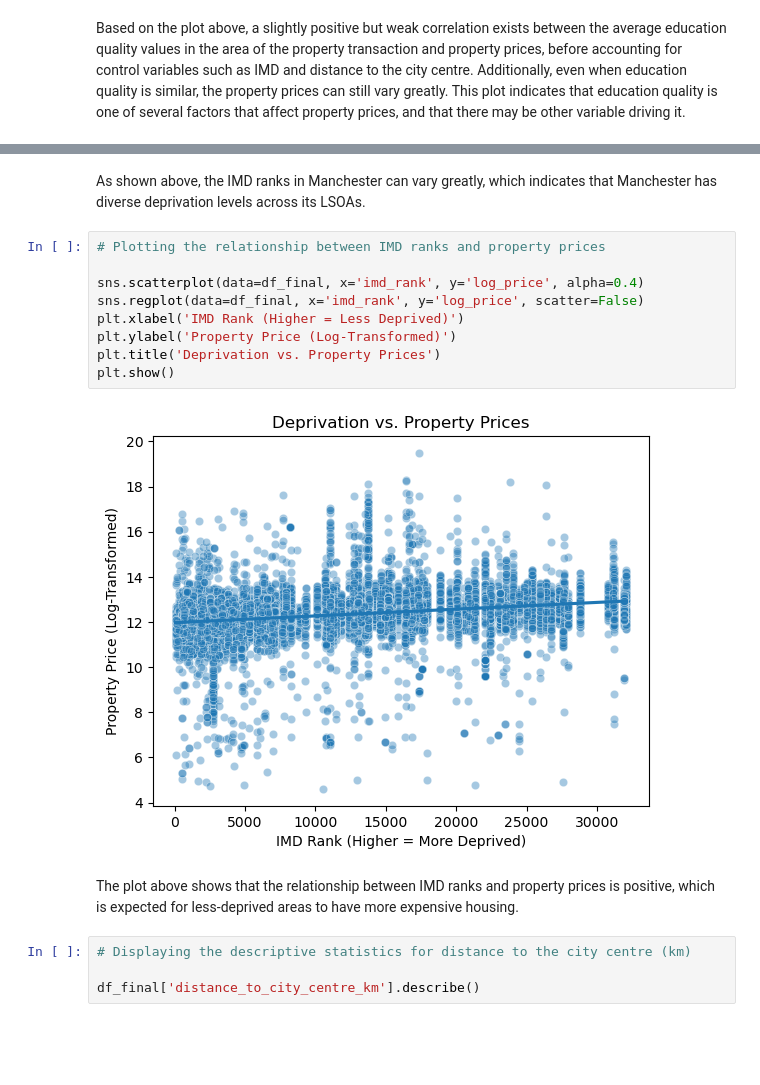
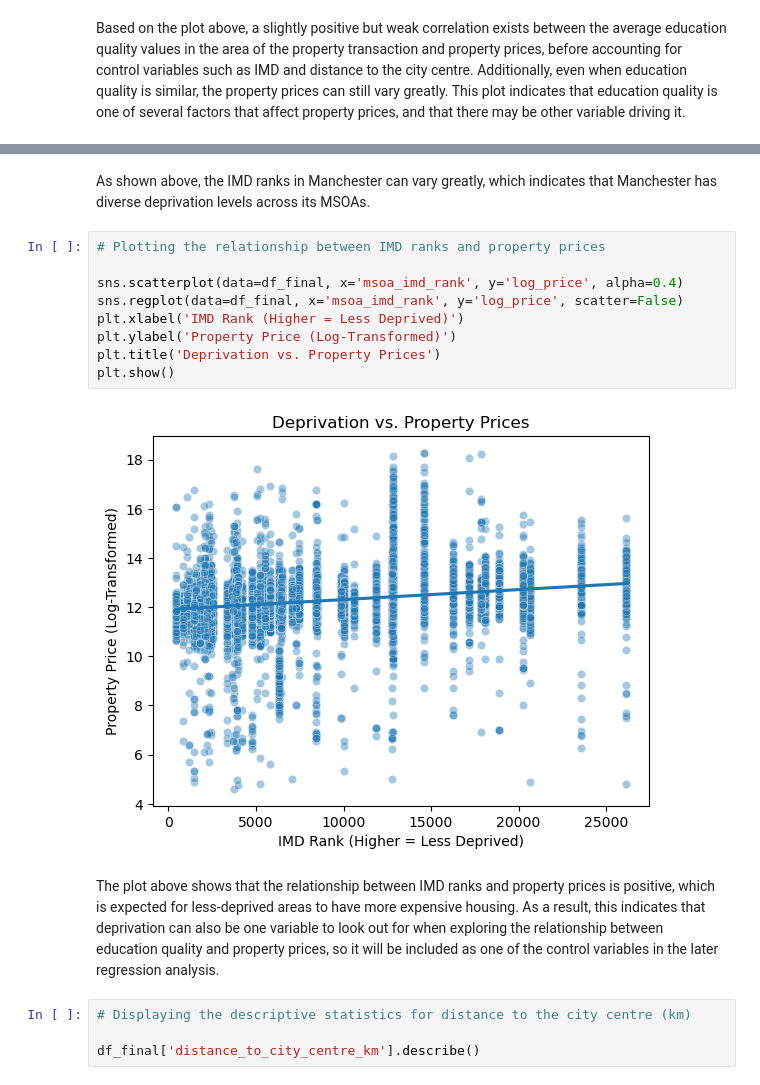
Before and after one commit to jonathanskuy/manchester-property-vs-education, a Jupyter notebook: notebooks/manchester_property_vs_education.ipynb, the cells around one changed output, grey strips where cells are left out. Cells and saved outputs as stored; diff of their text form; blank space fills up the shorter version.

```diff
--- a/notebooks/manchester_property_vs_education.ipynb
+++ b/notebooks/manchester_property_vs_education.ipynb
@@ -1224,18 +1228,18 @@ plt.show()
 # %% [markdown]
-As shown above, the IMD ranks in Manchester can vary greatly, which indicates that Manchester has diverse deprivation levels across its LSOAs.
+As shown above, the IMD ranks in Manchester can vary greatly, which indicates that Manchester has diverse deprivation levels across its MSOAs.
 # %%
 # Plotting the relationship between IMD ranks and property prices
 
-sns.scatterplot(data=df_final, x='imd_rank', y='log_price', alpha=0.4)
-sns.regplot(data=df_final, x='imd_rank', y='log_price', scatter=False)
+sns.scatterplot(data=df_final, x='msoa_imd_rank', y='log_price', alpha=0.4)
+sns.regplot(data=df_final, x='msoa_imd_rank', y='log_price', scatter=False)
 plt.xlabel('IMD Rank (Higher = Less Deprived)')
 plt.ylabel('Property Price (Log-Transformed)')
 plt.title('Deprivation vs. Property Prices')
 plt.show()
 # %% [output]
-[figure, old version]
+[figure, new version]
 # %% [markdown]
-The plot above shows that the relationship between IMD ranks and property prices is positive, which is expected for less-deprived areas to have more expensive housing.
+The plot above shows that the relationship between IMD ranks and property prices is positive, which is expected for less-deprived areas to have more expensive housing. As a result, this indicates that deprivation can also be one variable to look out for when exploring the relationship between education quality and property prices, so it will be included as one of the control variables in the later regression analysis.
 # %%
 # Displaying the descriptive statistics for distance to the city centre (km)
 
```
Also changed, not shown: parts of 18 cells of this notebook, 2 other files.
